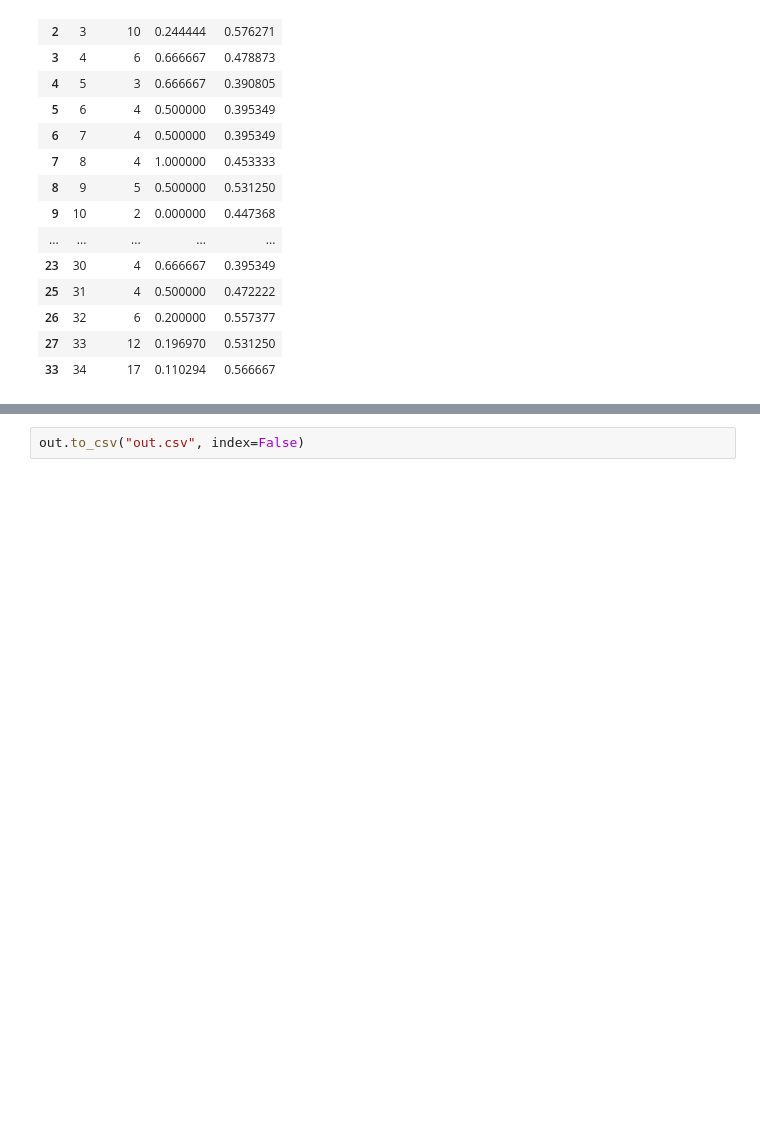
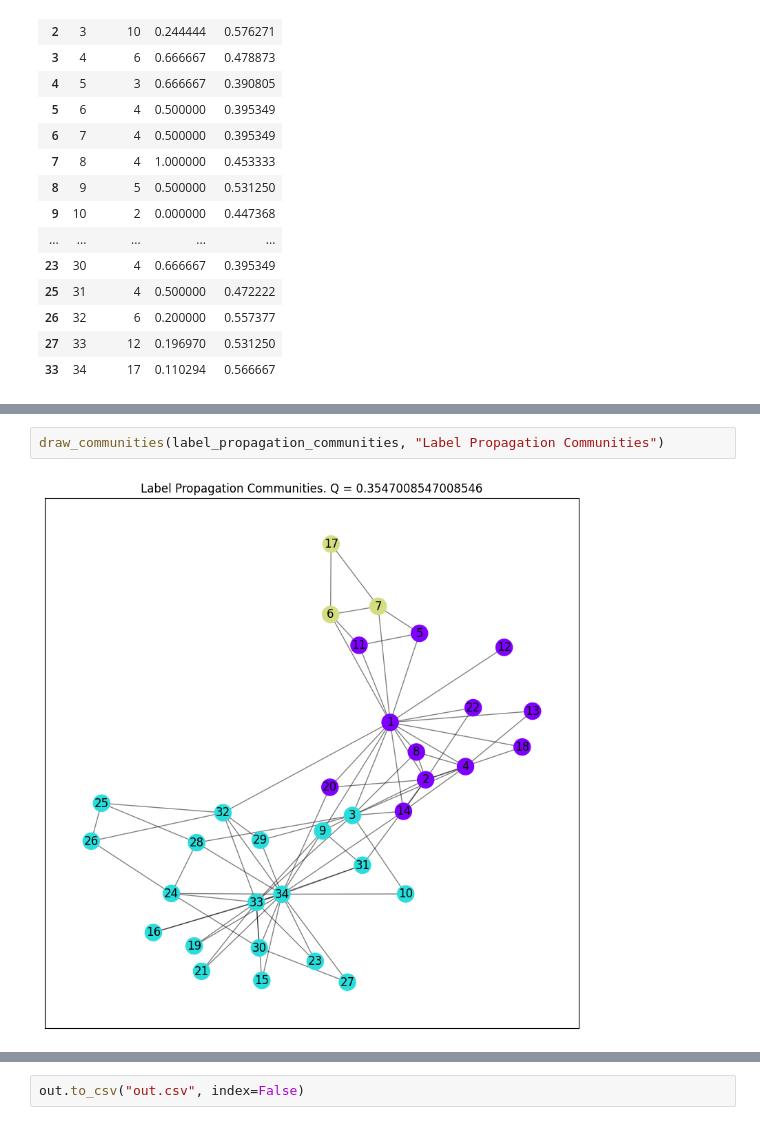
Before and after one commit to gaitovrat/MAS-1, a Jupyter notebook: notebooks/Schlukovani.ipynb, the cells around one changed output, grey strips where cells are left out. Cells and saved outputs as stored; diff of their text form; blank space fills up the shorter version.

```diff
--- a/notebooks/Schlukovani.ipynb
+++ b/notebooks/Schlukovani.ipynb
@@ -136,0 +189,4 @@ out
+# %%
+draw_communities(label_propagation_communities, "Label Propagation Communities")
+# %% [output]
+[figure, added]
```
Also changed, not shown: parts of 11 cells of this notebook.
